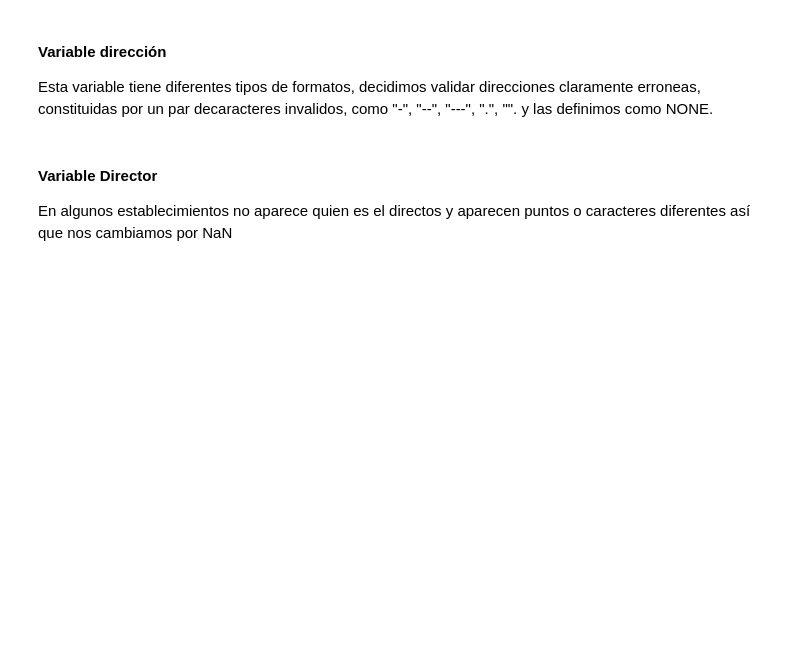
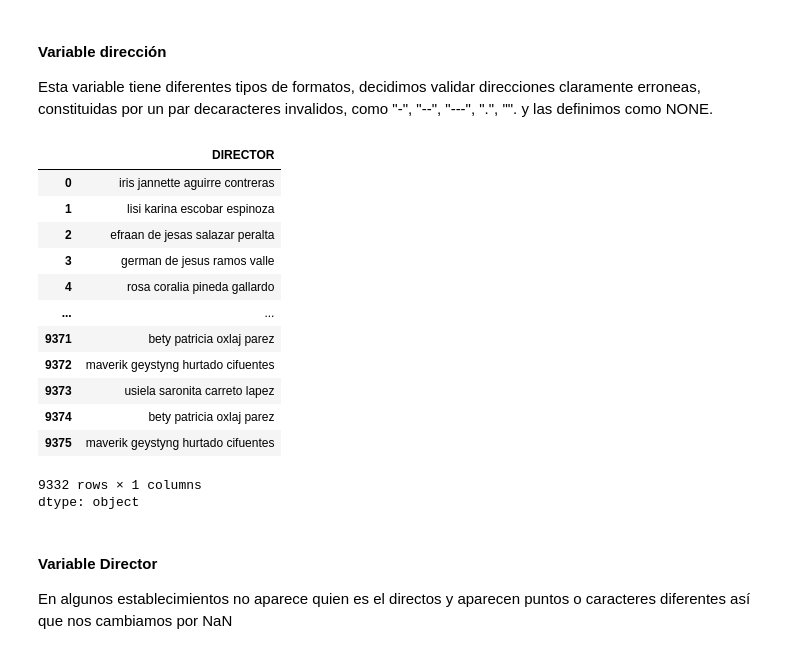
Before and after one commit to robertriosm/ds-project-1, a Jupyter notebook: Proyecto1DS (1).ipynb, the cells around one changed output. Cells and saved outputs as stored; diff of their text form; code cells hidden in the pictures; blank space fills up the shorter version.

```diff
--- a/Proyecto1DS (1).ipynb
+++ b/Proyecto1DS (1).ipynb
@@ -107,7 +107,3 @@ df.ESTABLECIMIENTO.value_counts()
 | COLEGIO EDUCATIVO MIXTO LUNA AZUL... | 1 |
 5288 rows × 1 columns
 dtype: int64
-# %%
-# Estandarizar texto: convertir a minúsculas y eliminar espacios innecesarios
-cols_to_lower = ['DISTRITO', 'DEPARTAMENTO', 'MUNICIPIO', 'ESTABLECIMIENTO', 'SUPERVISOR', 'DIRECTOR']
-df[cols_to_lower] = df[cols_to_lower].apply(lambda x: x.str.strip().str.lower())
@@ -141,3 +175,20 @@ df['TELEFONO'] = df['TELEFONO'].apply(lambda x: x[0:8] if len(x) >= 8  else None
+# %%
+df['DIRECTOR']
+# %% [output]
+|  | DIRECTOR |
+| 0 | iris jannette aguirre contreras |
+| 1 | lisi karina escobar espinoza |
+| 2 | efraan de jesas salazar peralta |
+| 3 | german de jesus ramos valle |
+| 4 | rosa coralia pineda gallardo |
+| ... | ... |
+| 9371 | bety patricia oxlaj parez |
+| 9372 | maverik geystyng hurtado cifuentes |
+| 9373 | usiela saronita carreto lapez |
+| 9374 | bety patricia oxlaj parez |
+| 9375 | maverik geystyng hurtado cifuentes |
+9332 rows × 1 columns
+dtype: object
 # %% [markdown]
 #### Variable Director
 
```
Also changed, not shown: parts of 8 cells of this notebook.
